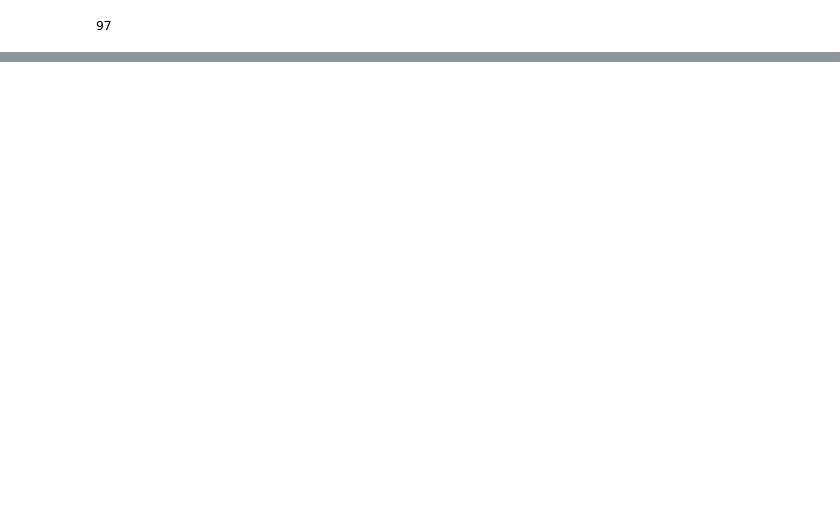
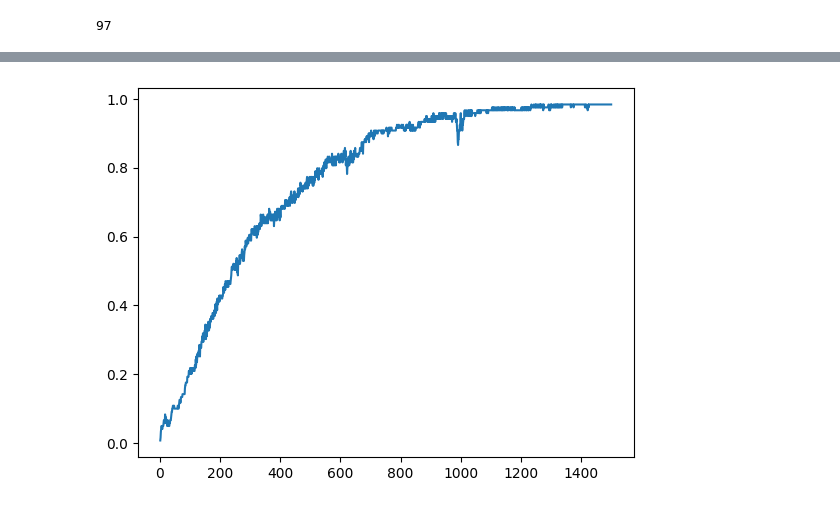
Before and after one commit to Ydv-Suman/ScriptLoom, a Jupyter notebook: ScriptLoom.ipynb, the cells around one changed output, grey strips where cells are left out. Cells and saved outputs as stored; diff of their text form; code cells hidden in the pictures; blank space fills up the shorter version.

Commit message:
training model

```diff
--- a/ScriptLoom.ipynb
+++ b/ScriptLoom.ipynb
@@ -13,0 +72,11 @@ print(total_words)
+# %%
+model = Sequential()
+model.add(tf.keras.layers.Embedding(total_words,8))
+model.add(tf.keras.layers.Bidirectional(tf.keras.layers.LSTM(max_sequence_len-1)))
+model.add(tf.keras.layers.Dense(total_words, activation='softmax'))
+# %%
+model.compile(loss='categorical_crossentropy',
+              optimizer='adam',
+              metrics=['accuracy'])
+# %%
+history = model.fit(xs, ys, epochs=1500, verbose=1)
@@ -13,0 +101,10 @@ print(total_words)
+# %%
+## Creating function to display the graph
+def plot_graph(fitted_history):
+  epochs = range(1, len(history.history['accuracy']) + 1)
+  plt.plot(epochs, history.history['accuracy'])
+  plt.show()
+# %%
+plot_graph(history)
+# %% [output]
+[figure, added]
```
Also changed, not shown: parts of 9 cells of this notebook.
